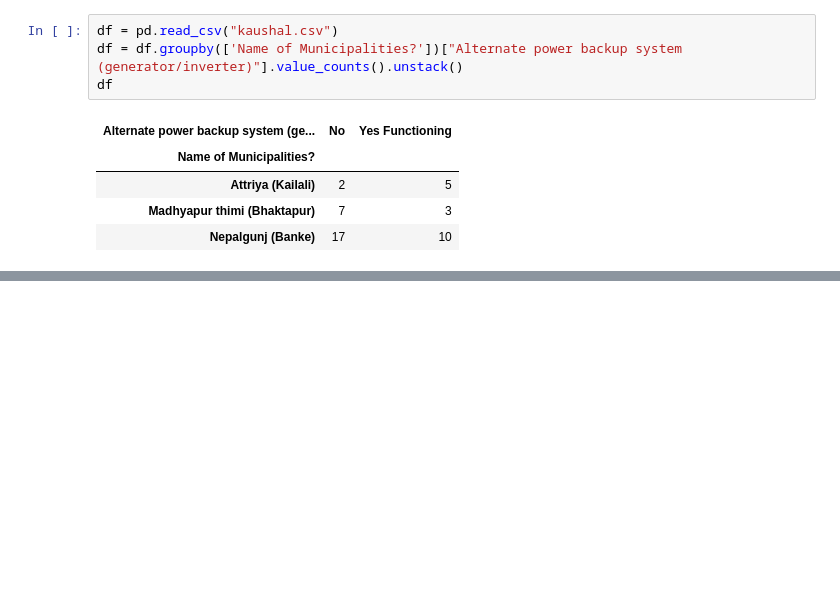
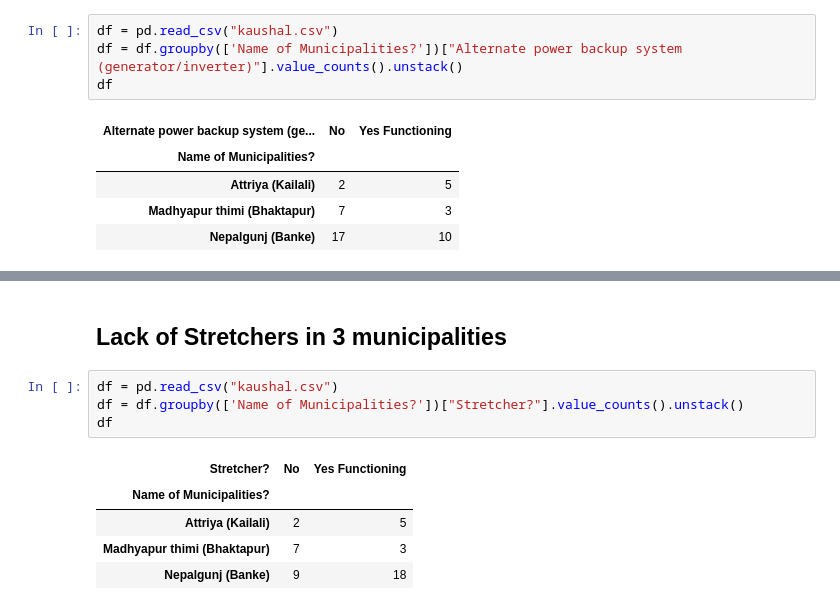
Before and after one commit to kaushu42/everest-hack-the-end, a Jupyter notebook: notebooks/Survey Visualization.ipynb, the cells around one changed output, grey strips where cells are left out. Drawn from its saved outputs; the diff is of its cells as text; blank space fills up the shorter version.

```diff
--- a/notebooks/Survey Visualization.ipynb
+++ b/notebooks/Survey Visualization.ipynb
@@ -501,3 +501,15 @@ fig.update_layout(
 fig.show()
 # %% [output]
 [interactive output not drawn]
+# %% [markdown]
+## Lack of Stretchers in 3 municipalities
+# %%
+df = pd.read_csv("kaushal.csv")
+df = df.groupby(['Name of Municipalities?'])["Stretcher?"].value_counts().unstack()
+df
+# %% [output]
+| Stretcher? | No | Yes Functioning |
+| Name of Municipalities? |  |  |
+| Attriya (Kailali) | 2 | 5 |
+| Madhyapur thimi (Bhaktapur) | 7 | 3 |
+| Nepalgunj (Banke) | 9 | 18 |
```
Also changed, not shown: parts of 8 cells of this notebook.
